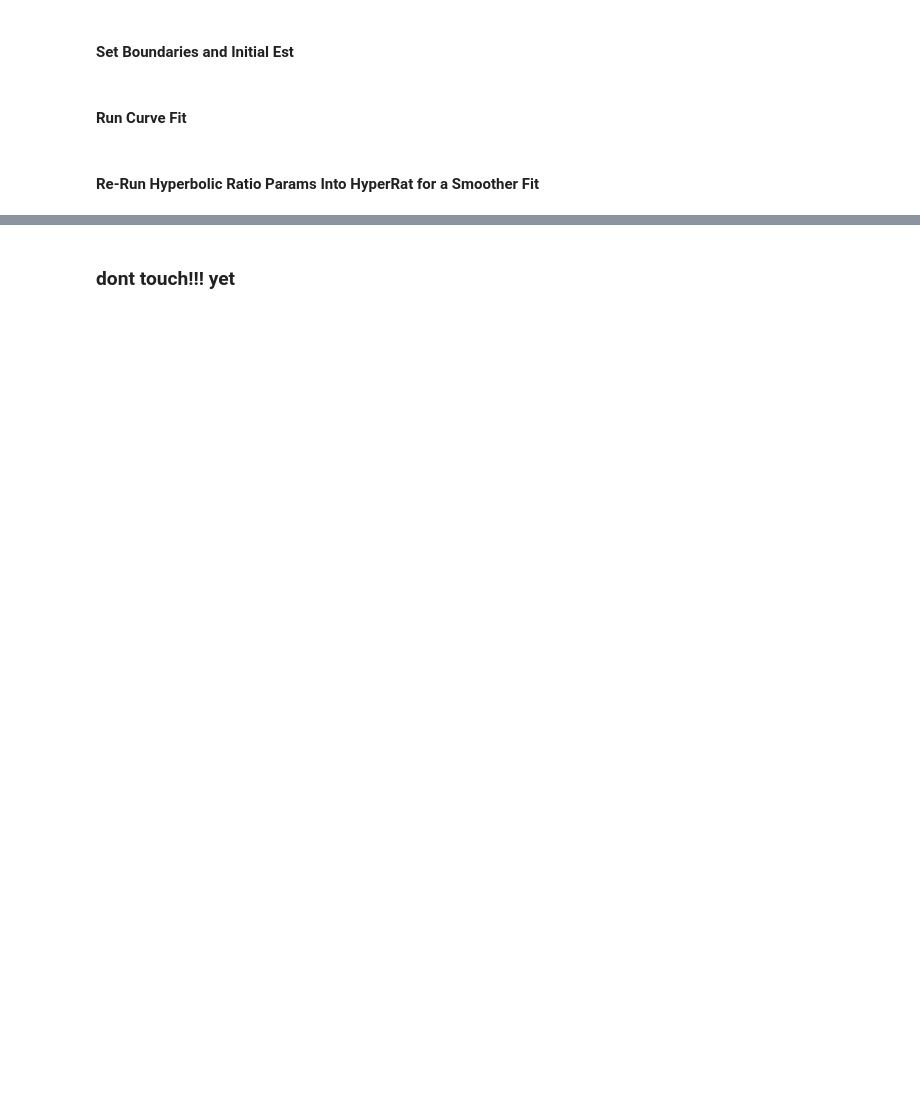
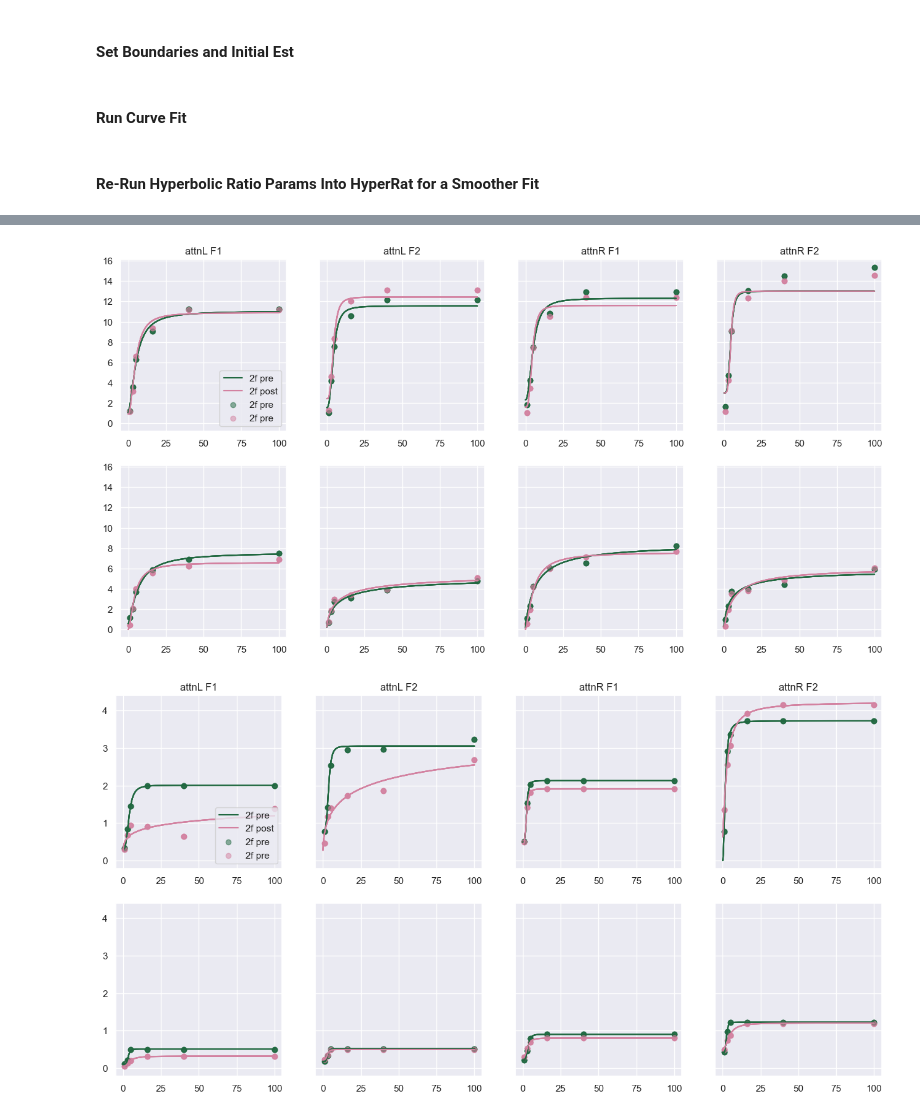
Before and after one commit to PatriciaNL/LTP_analysis, a Jupyter notebook: PythonScripts/GetAllSubjNakaRushtonParams.ipynb, the cells around one changed output, grey strips where cells are left out. Saved outputs shown, nothing was run; the diff lists cells and outputs as text; code cells hidden in the pictures; blank space fills up the shorter version.

```diff
--- a/PythonScripts/GetAllSubjNakaRushtonParams.ipynb
+++ b/PythonScripts/GetAllSubjNakaRushtonParams.ipynb
@@ -224,34 +237,9 @@ RefinedHyperBolicParams = {}
 
 for i in range(NumConds):
     RefinedHyperBolicParams[i] = SmoothHyperRat(naka_rushton, NumConds,NumSubs,ContrastEnd,Full_Contrasts, dict_In = HyperBolicParams[i])
-# %%
-def GenImgs(NumConds,contrast_levels,x2,sIn,CRF_In,NRParams_In):
-#sIn = 4
-#CRF_In = pyData_clean
-#NRParams_In = RefinedHyperBolicParams
-    fig,axs = plt.subplots(2,4, figsize = (16,8),sharey=True)
-    for files in range(NumConds):
-        x_CRF = CRF_In[files][sIn]
-        x_nr_params = NRParams_In[files][sIn]
-        for co in range(NumConds):
-            axs[0,files].plot(x2,x_nr_params[0,:],color = cp1[3], label = '2f pre')
-            axs[0,files].plot(x2,x_nr_params[1,:],color = cp1[7], label = '2f post')
-
-            axs[0,files].scatter(contrast_levels,x_CRF[0,:],color = cp1[3],alpha = 0.5, label = '2f pre')
-            axs[0,files].scatter(contrast_levels,x_CRF[1,:],color = cp1[7],alpha = 0.5, label = '2f pre')
-
-            axs[0,files].set_title(f'{data_labels[files]}')
-            #########################################################################
-            if files == 0 and co == 0:
-                axs[0,files].legend(loc = 'lower right')
-            axs[1,files].plot(x2,x_nr_params[2,:],color = cp1[3], label = '4f pre')
-            axs[1,files].plot(x2,x_nr_params[3,:],color = cp1[7], label = '4f post')
-
-            axs[1,files].scatter(contrast_levels,x_CRF[2,:],color = cp1[3],alpha = 0.5, label = '4f pre')
-            axs[1,files].scatter(contrast_levels,x_CRF[3,:],color = cp1[7],alpha = 0.5, label = '4f pre')
-    return fig, axs
 # %%
-#skdjv,x = GenImgs(NumConds,contrast_levels,x2,sIn = 0, CRF_In = pyData_clean, NRParams_In = RefinedHyperBolicParams)
-
-for su in range(5):#(NumSubs):
+for su in range(2):#(NumSubs):
     skdjv,x = GenImgs(NumConds,contrast_levels,x2,sIn = su, CRF_In = pyData_clean, NRParams_In = RefinedHyperBolicParams)
+# %% [output]
+[figure, added]
+[figure, added]
@@ -284,2 +245,0 @@ for Files in range(NumConds):
-# %% [markdown]
-### dont touch!!! yet
```
Also changed, not shown: parts of 9 cells of this notebook.
